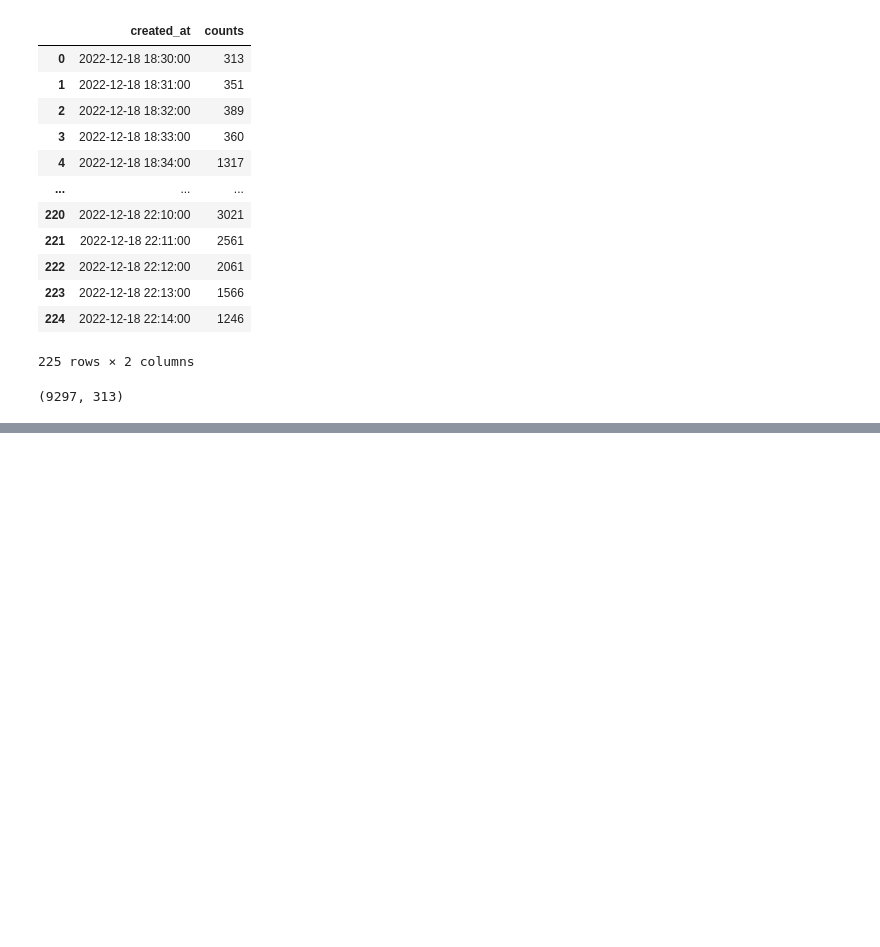
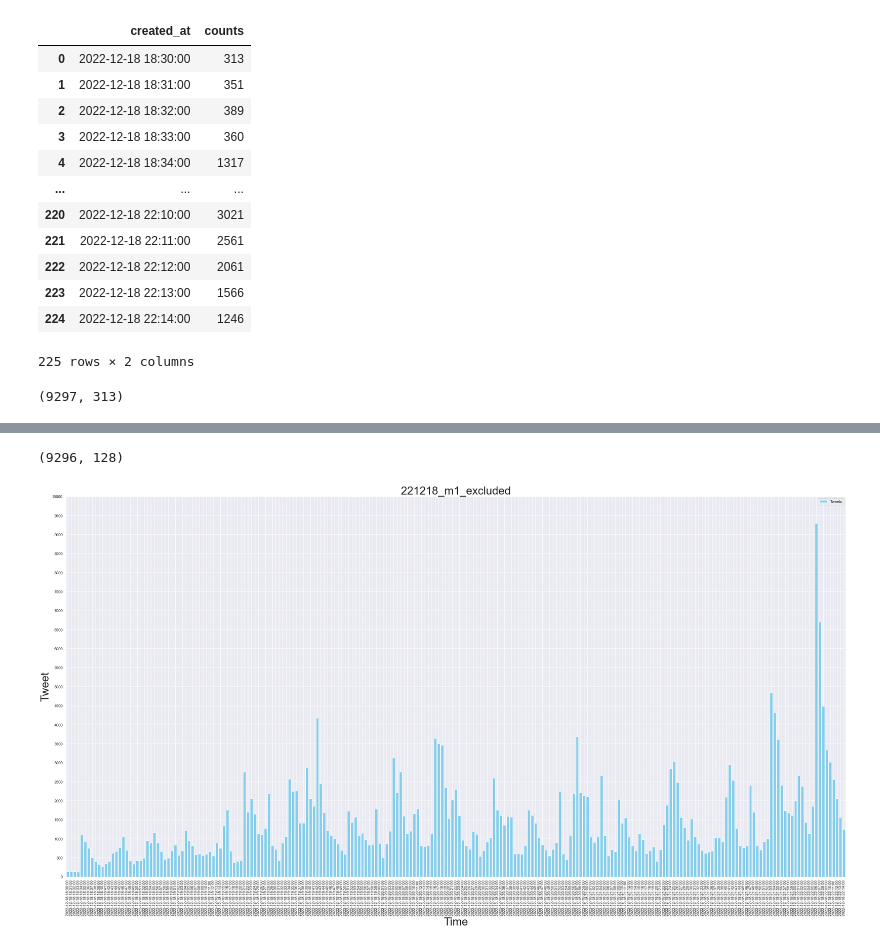
Before and after one commit to Ota1022/DEIM2023, a Jupyter notebook: count/221218_m1.ipynb, the cells around one changed output, grey strips where cells are left out. Cells and saved outputs as stored; diff of their text form; code cells hidden in the pictures; blank space fills up the shorter version.

Commit message:
count and figure

```diff
--- a/count/221218_m1.ipynb
+++ b/count/221218_m1.ipynb
@@ -90,0 +99,7 @@ axes.legend(loc=1)
+# %%
+path2 = "/Users/iomacbookair2/Documents/lab/DEIM2023/tweet_csv/221218_m1_excluded.csv"
+df2 = pd.read_csv((path2))
+df2.sort_values(by='created_at', ascending=True, inplace=True)
+df2 = df2.reset_index(drop=True)
+df2['created_at'] = pd.to_datetime(df2['created_at'])
+df2
@@ -90,0 +120,5 @@ axes.legend(loc=1)
+# %%
+c_df2 = df2.set_index('created_at').resample('T').count()
+cnt2 = pd.DataFrame(
+    {'created_at': c_df2.index.strftime('%Y-%m-%d %H:%M:%S'), 'counts': c_df2['text'].values})
+cnt2
@@ -90,0 +139,34 @@ axes.legend(loc=1)
+# %%
+filename = "count_221218_m1_excluded.csv"
+cnt2.to_csv(filename, encoding='utf-8-sig')
+max(cnt2['counts']), min(cnt2['counts'])
+# %% [output]
+(9296, 128)
+# %%
+time2 = cnt2['created_at']
+tweets2 = cnt2['counts']
+fig2 = plt.figure(1, figsize=(40, 20))  # 描画領域作成
+
+c1, c2 = "skyblue", "black"
+l1, l2 = "Tweets", "Score"
+axes2 = fig2.add_subplot(111)  # Axes作成
+axes2.set_xlabel("Time", fontsize=32)
+axes2.set_ylabel("Tweet", fontsize=32)
+axes2.bar(time2, tweets2, color=c1, label=l1)  # 描画
+axes2.set_title("221218_m1_excluded", fontsize=32)  # タイトル
+
+# x軸
+axes2.tick_params(axis='x', rotation=90)  # 軸目盛ラベルの回転
+axes2.set_xlim(-0.5, 224.5)  # グラフの横幅と全体の端を揃える
+
+# y軸
+axes2.set_ylim(0, 10000)  # y軸の範囲を指定する
+start = 0
+end = 10001
+stepsize = 500
+axes2.yaxis.set_ticks(np.arange(start, end, stepsize))  # y軸の間隔を指定する
+
+axes2.legend(loc=1)
+plt.savefig("221218_m1_excluded.png")
+# %% [output]
+[figure, added]
```
Also changed, not shown: parts of 4 cells of this notebook, 12 other files.
